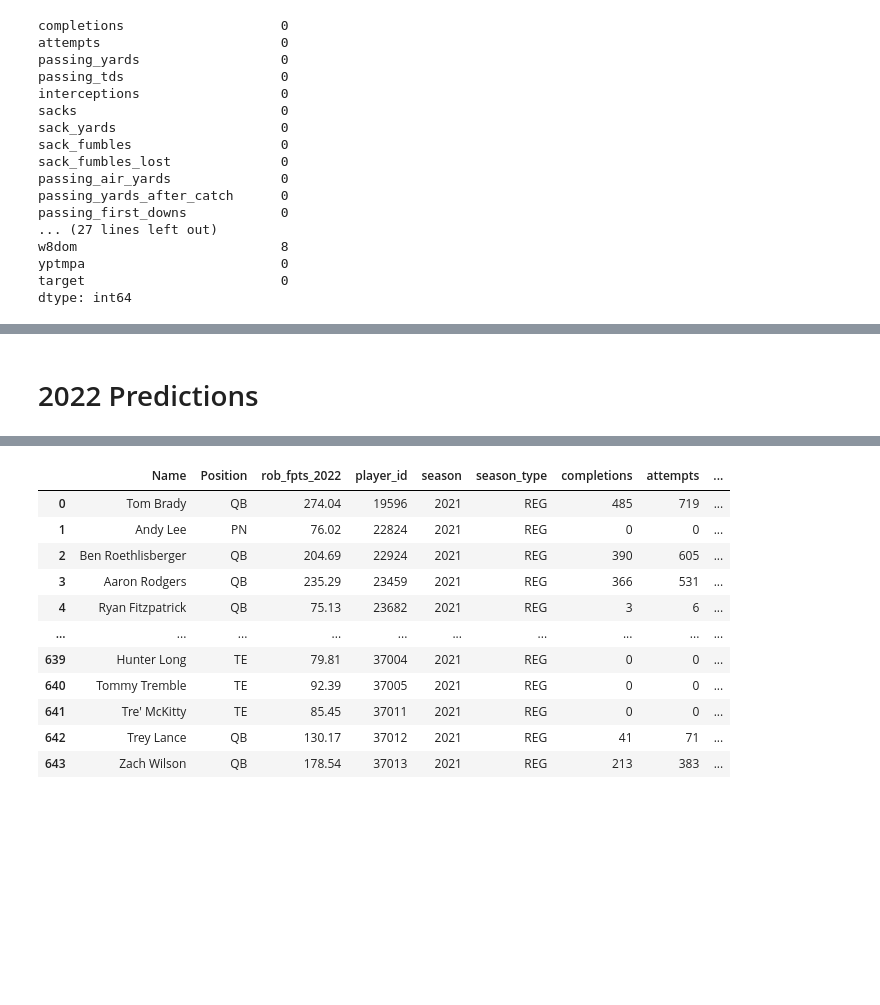
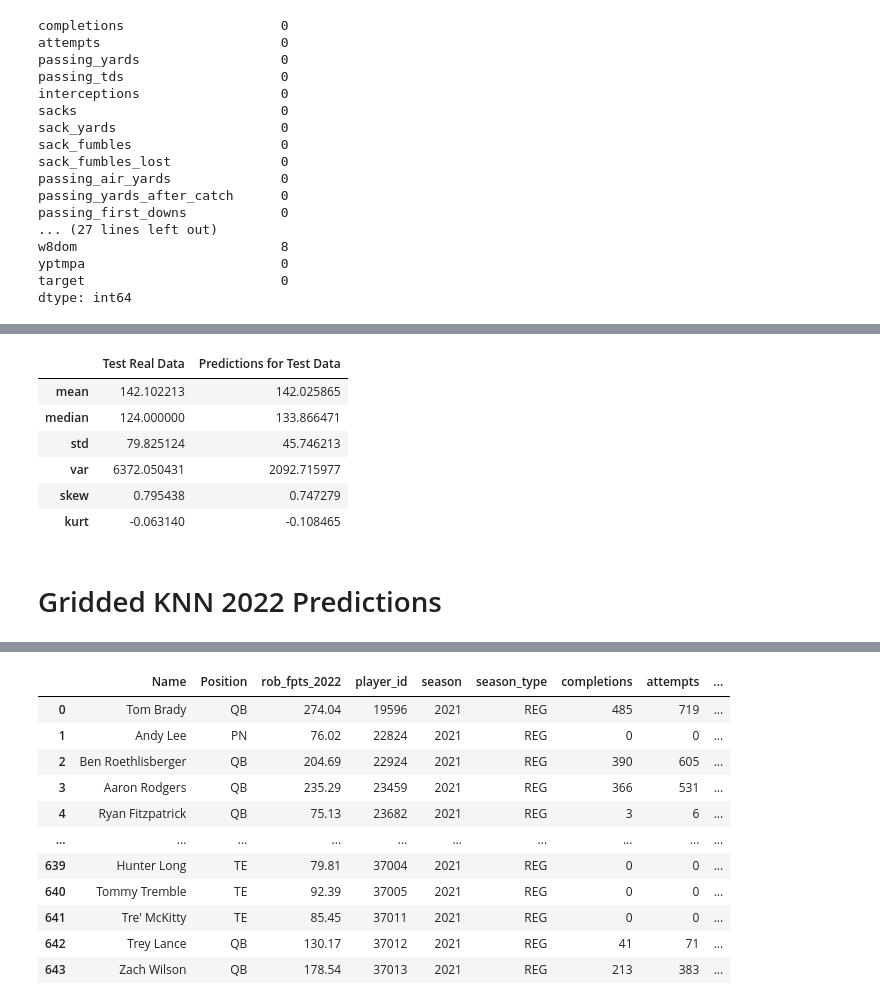
Before and after one commit to robertburry/Open-Sports-Data-NFL, a Jupyter notebook: Scripts/Testing Model Stuff/KNN_Fpts_modelling.ipynb, the cells around one changed output, grey strips where cells are left out. Saved outputs shown, nothing was run; the diff lists cells and outputs as text; code cells hidden in the pictures; blank space fills up the shorter version.

```diff
--- a/Scripts/Testing Model Stuff/KNN_Fpts_modelling.ipynb
+++ b/Scripts/Testing Model Stuff/KNN_Fpts_modelling.ipynb
@@ -159 +146,11 @@ import pickle
+# %%
+combined.agg(['mean', 'median', 'std', 'var', 'skew', 'kurt'])
+# %% [output]
+|  | Test Real Data | Predictions for Test Data |
+| mean | 142.102213 | 142.025865 |
+| median | 124.000000 | 133.866471 |
+| std | 79.825124 | 45.746213 |
+| var | 6372.050431 | 2092.715977 |
+| skew | 0.795438 | 0.747279 |
+| kurt | -0.063140 | -0.108465 |
 # %%
@@ -162,5 +159,5 @@ pickle.dump(knn_model, open(filename, 'wb'))
 # %% [markdown]
-# 2022 Predictions
+# Gridded KNN 2022 Predictions
 # %%
 stats_cnx = sql.connect('../../Data/Yearly Data as Database/Stats_with_names_2021.db')
 stats_2021 = pd.read_sql_query('SELECT * FROM Stats_with_names_2021 ', stats_cnx)
```
Also changed, not shown: parts of 52 cells of this notebook, 5 other files.
